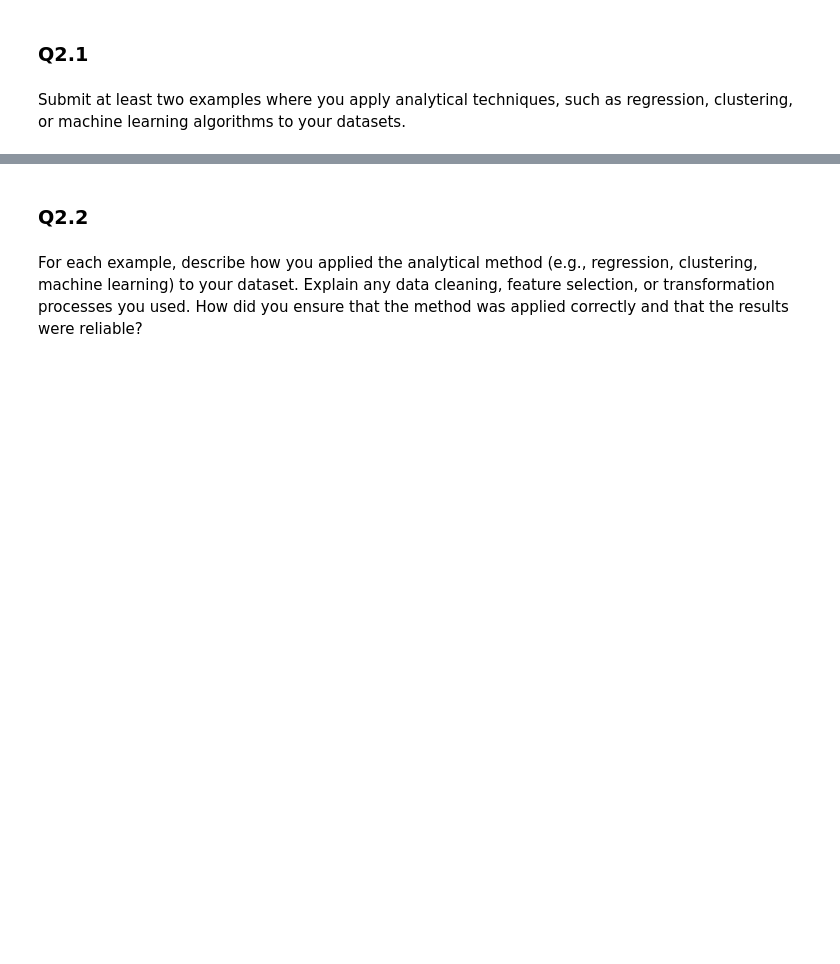
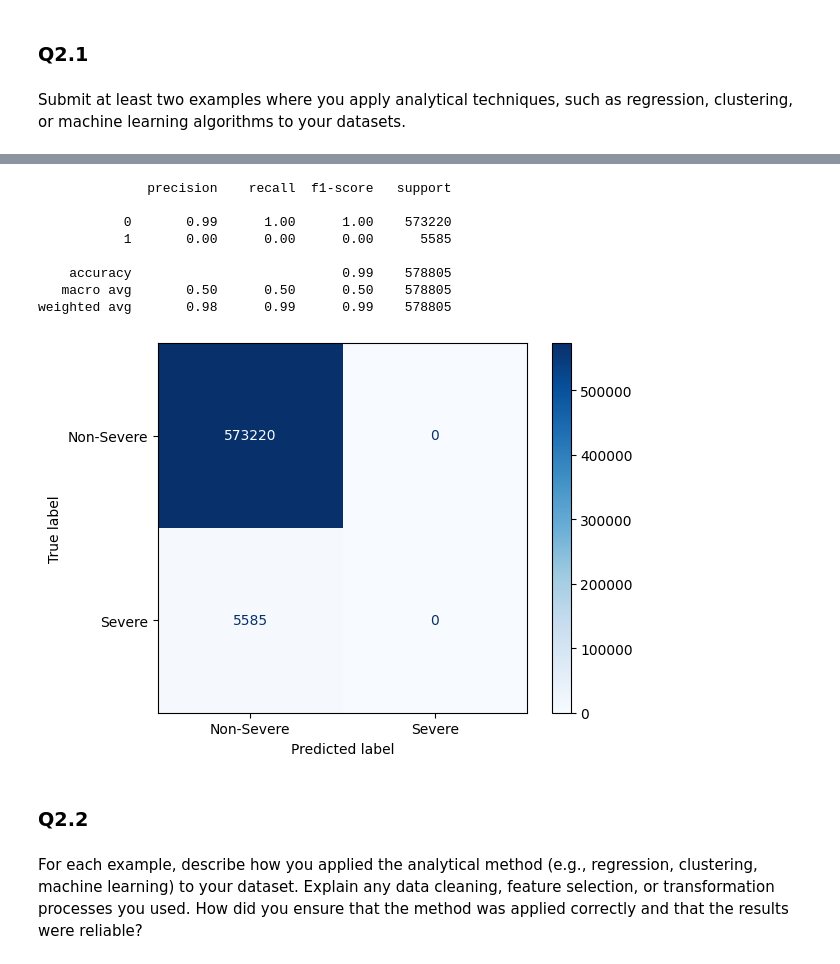
Before and after one commit to jessica-pei8/ChicagoPedestrianSafety, a Jupyter notebook: data project - milestone 2-1.ipynb, the cells around one changed output, grey strips where cells are left out. Drawn from its saved outputs; the diff is of its cells as text; code cells hidden in the pictures; blank space fills up the shorter version.

```diff
--- a/data project - milestone 2-1.ipynb
+++ b/data project - milestone 2-1.ipynb
@@ -486,3 +525,49 @@ Submit at least two examples where you apply analytical techniques, such as regr
+# %%
+from sklearn.tree import DecisionTreeClassifier
+from sklearn.model_selection import train_test_split
+from sklearn.metrics import classification_report, confusion_matrix, ConfusionMatrixDisplay
+import matplotlib.pyplot as plt
+
+severity_map = {
+    'FATAL': 1,
+    'INCAPACITATING INJURY': 1,
+    'NO INDICATION OF INJURY': 0,
+    'NONINCAPACITATING INJURY': 0,
+    'REPORTED, NOT EVIDENT': 0
+}
+
+merged_df['Severe_Injury'] = merged_df['INJURY_CLASSIFICATION'].map(severity_map)
+merged_df = merged_df.dropna(subset=['Severe_Injury'])
+
+features = merged_df[['POSTED_SPEED_LIMIT', 'AGE', 'WEATHER_CONDITION', 'LIGHTING_CONDITION']].copy()
+features = pd.get_dummies(features, columns=['WEATHER_CONDITION', 'LIGHTING_CONDITION'], drop_first=True)
+
+target = merged_df['Severe_Injury']
+
+X_train, X_test, y_train, y_test = train_test_split(features, target, test_size=0.3, random_state=42)
+
+dt_model = DecisionTreeClassifier(max_depth=5, random_state=42)
+dt_model.fit(X_train, y_train)
+
+y_pred = dt_model.predict(X_test)
+
+print(classification_report(y_test, y_pred))
+
+cm = confusion_matrix(y_test, y_pred)
+
+disp = ConfusionMatrixDisplay(confusion_matrix=cm, display_labels=['Non-Severe', 'Severe'])
+disp.plot(cmap=plt.cm.Blues)
+plt.show()
+# %% [output]
+              precision    recall  f1-score   support
+
+           0       0.99      1.00      1.00    573220
+           1       0.00      0.00      0.00      5585
+
+    accuracy                           0.99    578805
+   macro avg       0.50      0.50      0.50    578805
+weighted avg       0.98      0.99      0.99    578805
+[figure, added]
 # %% [markdown]
 ### Q2.2
 # %% [markdown]
```
Also changed, not shown: parts of 6 cells of this notebook.
